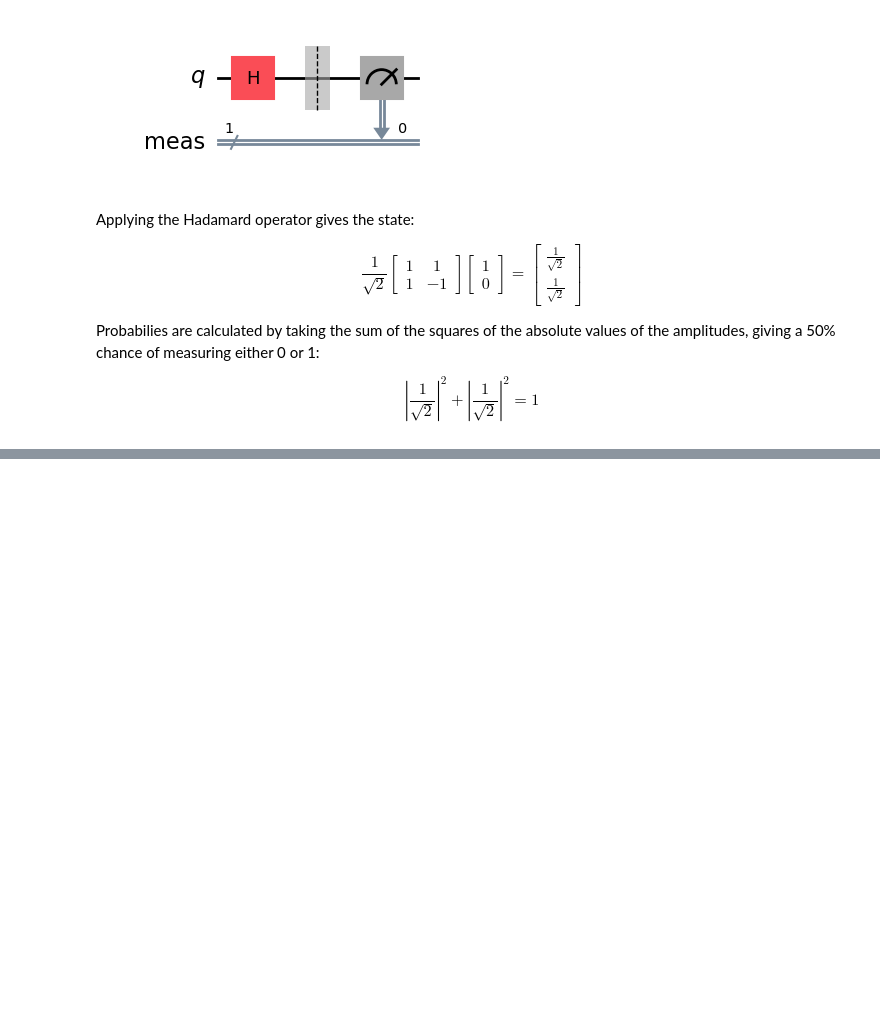
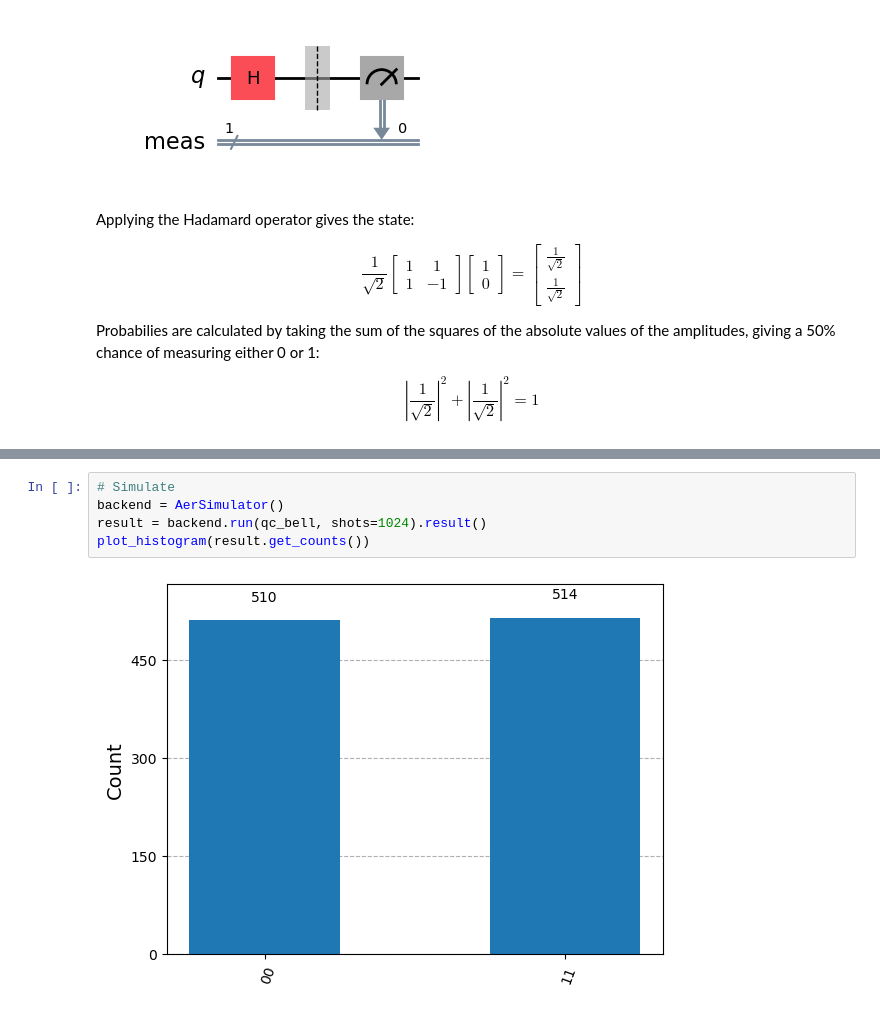
Before and after one commit to skingham/londonmet_quantum_tutorials, a Jupyter notebook: notebooks/week_2-bell-states-and-superdense-coding.ipynb, the cells around one changed output, grey strips where cells are left out. Cells and saved outputs as stored; diff of their text form; blank space fills up the shorter version.

```diff
--- a/notebooks/week_2-bell-states-and-superdense-coding.ipynb
+++ b/notebooks/week_2-bell-states-and-superdense-coding.ipynb
@@ -97,0 +122,7 @@ Starting in the joint bell state above, if we apply the Pauli X operertor, we ge
+# %%
+# Simulate
+backend = AerSimulator()
+result = backend.run(qc_bell, shots=1024).result()
+plot_histogram(result.get_counts())
+# %% [output]
+[figure, added]
```
Also changed, not shown: parts of 29 cells of this notebook, 3 other files.
